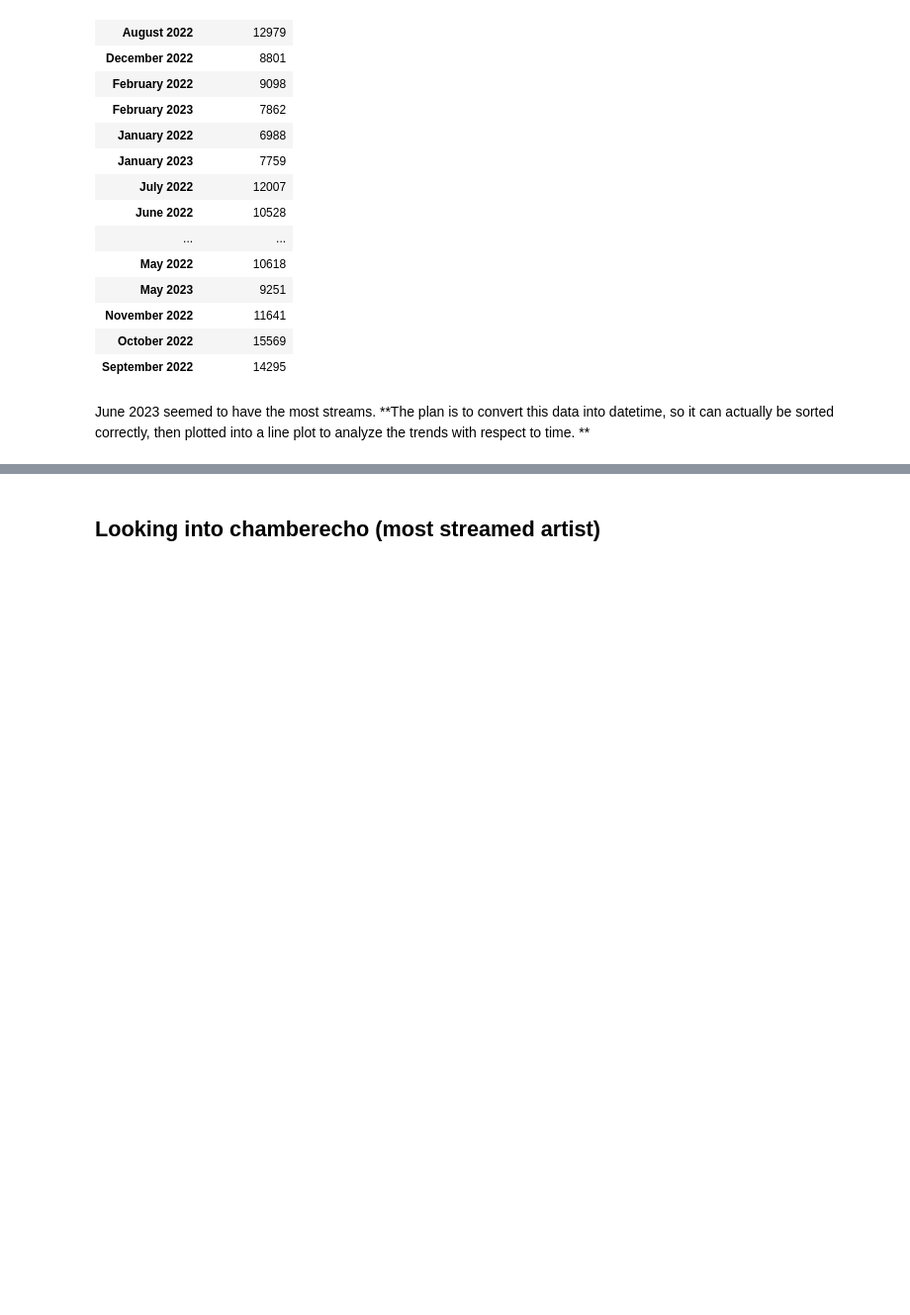
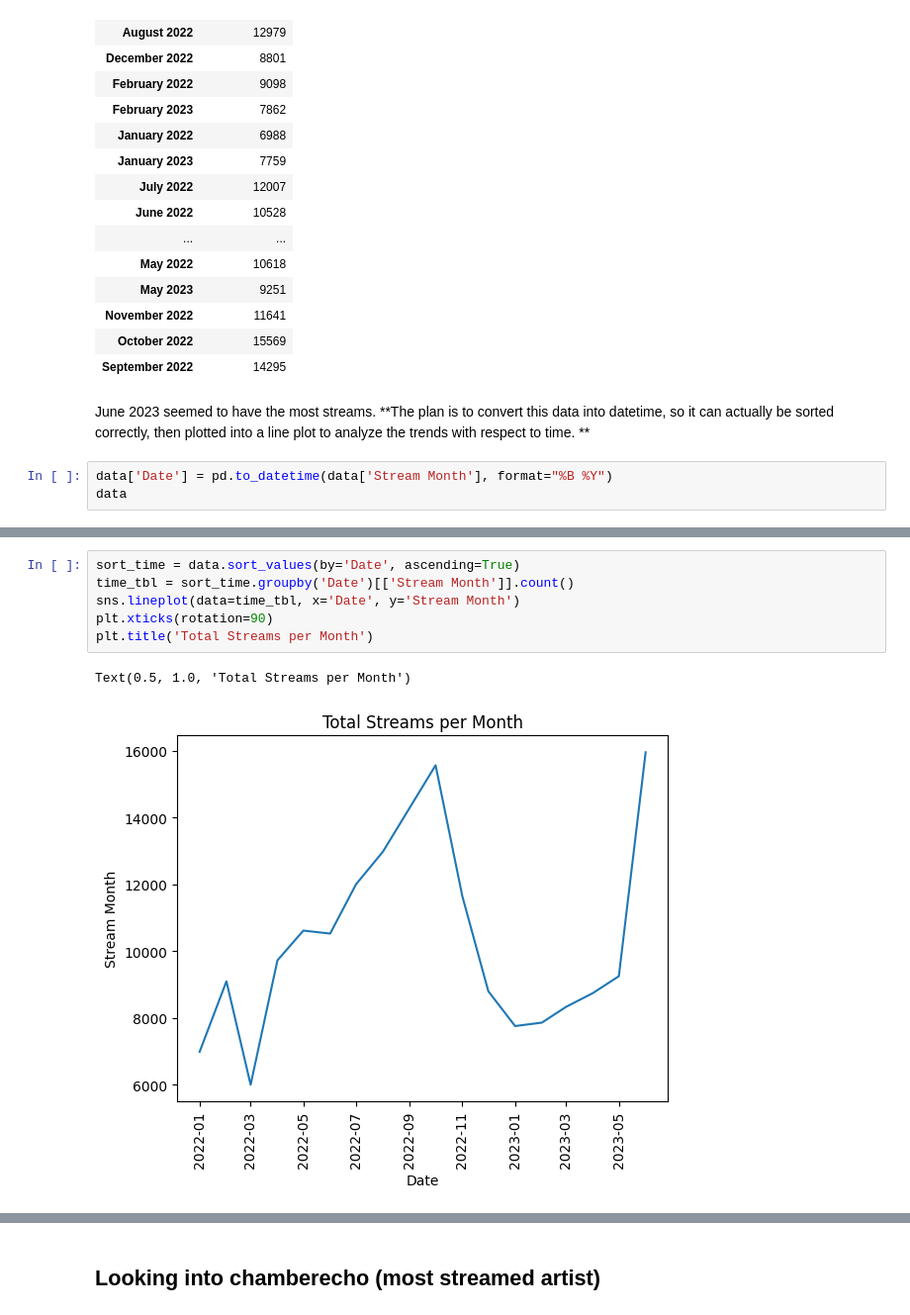
Before and after one commit to kloeyap/ybell-data-analysis, a Jupyter notebook: analysis/gen-analysis.ipynb, the cells around one changed output, grey strips where cells are left out. Shown at 99% size. Drawn from its saved outputs; the diff is of its cells as text; blank space fills up the shorter version.

```diff
--- a/analysis/gen-analysis.ipynb
+++ b/analysis/gen-analysis.ipynb
@@ -136,3 +127,6 @@ data.groupby('Stream Month')[['Stream Month']].count()
 | September 2022 | 14295 |
 # %% [markdown]
 June 2023 seemed to have the most streams. **The plan is to convert this data into datetime, so it can actually be sorted correctly, then plotted into a line plot to analyze the trends with respect to time. **
+# %%
+data['Date'] = pd.to_datetime(data['Stream Month'], format="%B %Y")
+data
@@ -138,0 +147,9 @@ June 2023 seemed to have the most streams. **The plan is to convert this data in
+# %%
+sort_time = data.sort_values(by='Date', ascending=True)
+time_tbl = sort_time.groupby('Date')[['Stream Month']].count()
+sns.lineplot(data=time_tbl, x='Date', y='Stream Month')
+plt.xticks(rotation=90)
+plt.title('Total Streams per Month')
+# %% [output]
+Text(0.5, 1.0, 'Total Streams per Month')
+[figure, added]
```
Also changed, not shown: parts of 9 cells of this notebook.
